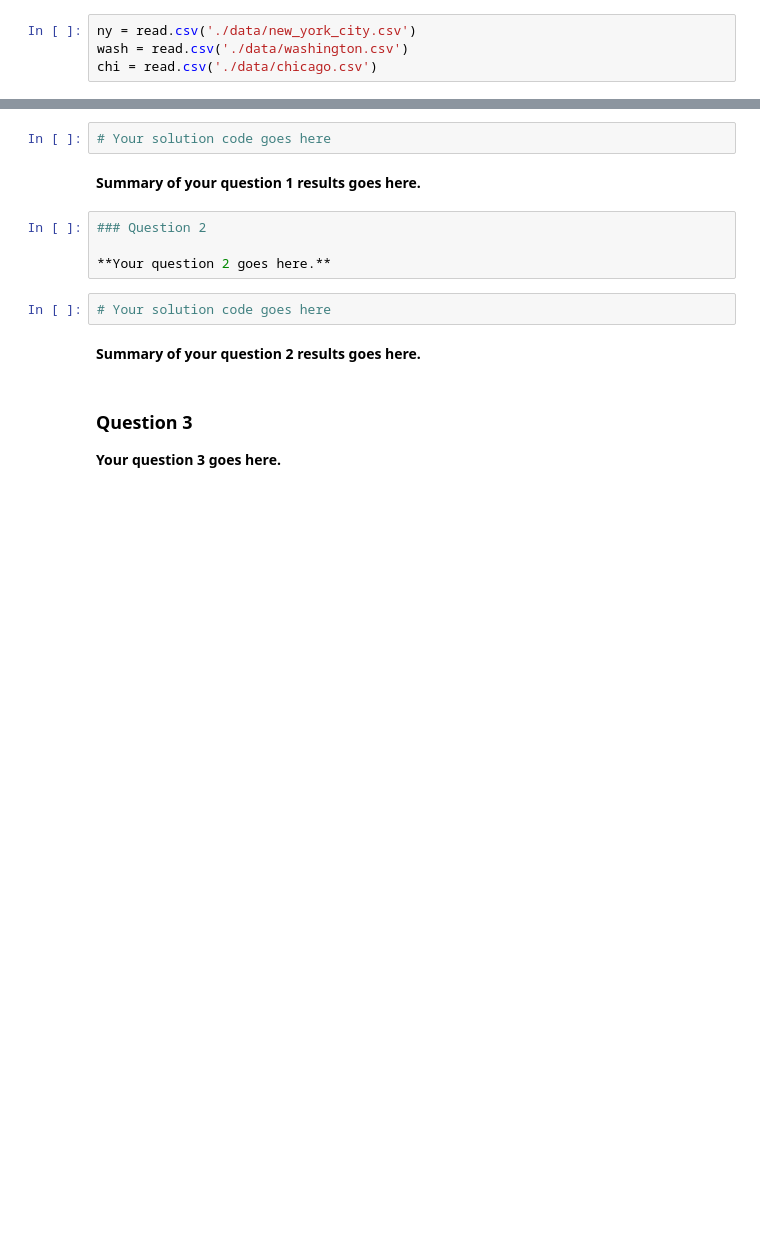
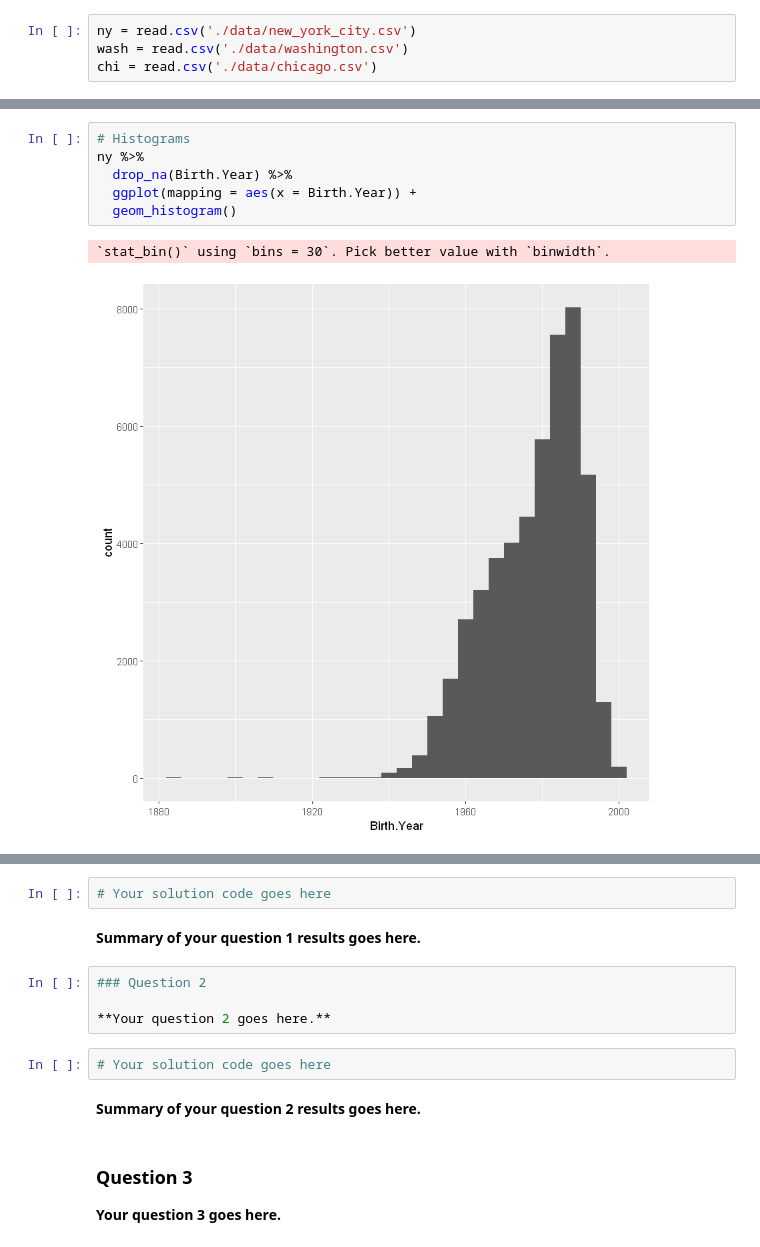
Before and after one commit to davidblackwelder/explore-bikeshare-data, a Jupyter notebook: exploring-bikeshare-data.ipynb, the cells around one changed output, grey strips where cells are left out. Saved outputs shown, nothing was run; the diff lists cells and outputs as text; blank space fills up the shorter version.

```diff
--- a/exploring-bikeshare-data.ipynb
+++ b/exploring-bikeshare-data.ipynb
@@ -30,0 +708,9 @@ head(wash)
+# %%
+# Histograms
+ny %>%
+  drop_na(Birth.Year) %>%
+  ggplot(mapping = aes(x = Birth.Year)) +
+  geom_histogram()
+# %% [output]
+`stat_bin()` using `bins = 30`. Pick better value with `binwidth`.
+[figure, added]
```
Also changed, not shown: parts of 95 cells of this notebook, 2 other files.
